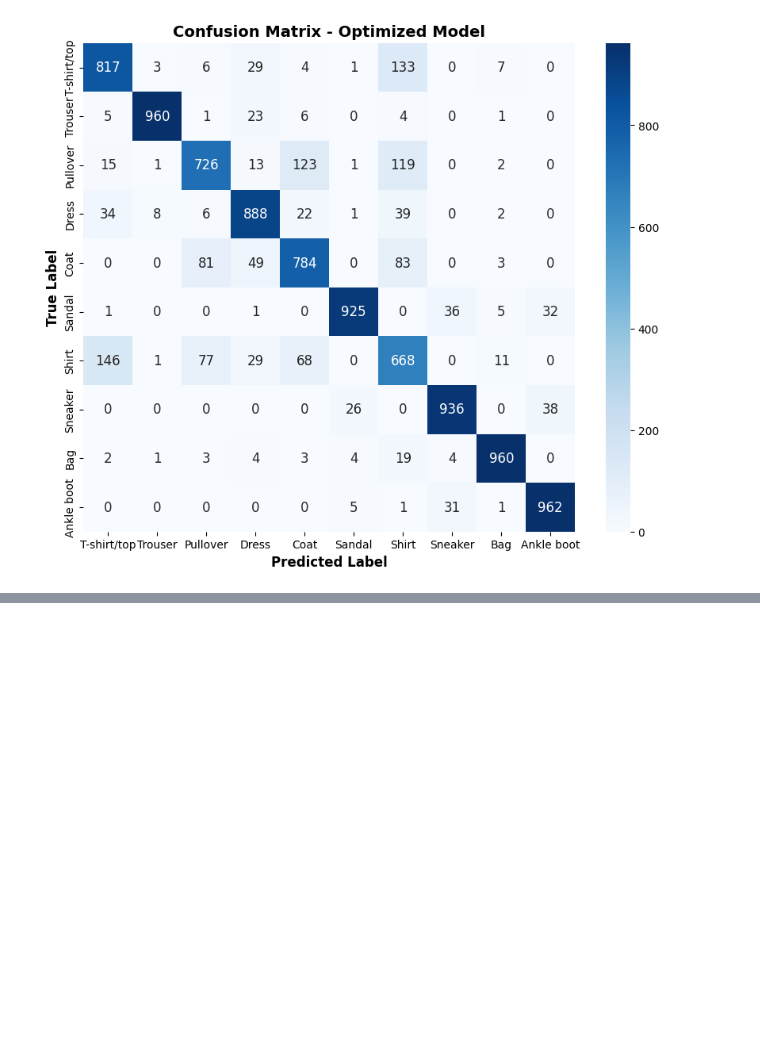
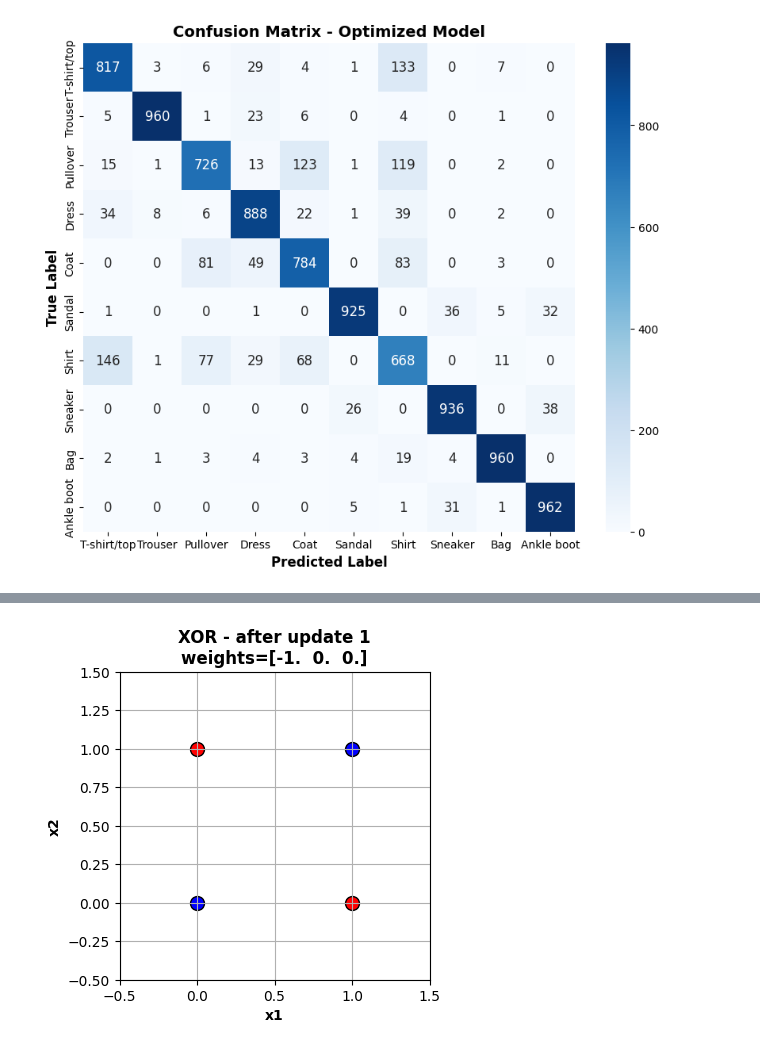
Before and after one commit to Kavya-1709/Deep-Learning---Laboratory, a Jupyter notebook: DL Lab 2 - Multi Layer Perceptron/Code/lab2.ipynb, the cells around one changed output, grey strips where cells are left out. Cells and saved outputs as stored; diff of their text form; code cells hidden in the pictures; blank space fills up the shorter version.

```diff
--- a/DL Lab 2 - Multi Layer Perceptron/Code/lab2.ipynb
+++ b/DL Lab 2 - Multi Layer Perceptron/Code/lab2.ipynb
@@ -483,3 +483,84 @@ plt.show()
 WARNING:matplotlib.backends.backend_ps:The PostScript backend does not support transparency; partially transparent artists will be rendered opaque.
 [figure]
 [figure]
+# %%
+import numpy as np
+import matplotlib.pyplot as plt
+import os
+os.makedirs("XOR", exist_ok=True)
+
+# Step activation function
+def activation(z):
+    return 1 if z >= 0 else 0
+
+# Perceptron training function
+def perceptron_train(X, y, gate_name, lr=1, epochs=3):
+    # add bias input
+    X = np.hstack((np.ones((X.shape[0], 1)), X))
+    w = np.zeros(X.shape[1])   # initial weights(including bias)
+
+    print(f"\nTraining {gate_name} gate")
+    print("Initial weights:", w)
+
+    update_no = 0
+    for epoch in range(epochs):
+        error_count = 0
+        for i in range(len(X)):
+            z = np.dot(w, X[i])
+            y_pred = activation(z)
+            error = y[i] - y_pred
+
+            if error != 0:
+                w = w + lr * error * X[i]
+                update_no += 1
+                error_count += 1
+                print(f"Update {update_no} (epoch {epoch+1}): weights = {w}")
+                plot_boundary(X, y, w, gate_name, update_no)
+
+        if error_count == 0:
+            print(f"Converged after {epoch+1} epochs\n")
+            return w
+        else:
+            print(f"Epoch {epoch+1} finished with {error_count} error(s) not yet converged")
+
+    print(f"\nStopped after {epochs} epochs, did NOT converge, {update_no} updates made")
+    print("Final weights:", w)
+    return w
+
+
+# Plot decision boundary for the 2 input XOR gate
+def plot_boundary(X, y, w, gate_name, update_no):
+    plt.figure(figsize=(4, 4))
+
+    for i in range(len(X)):
+        x1, x2 = X[i][1], X[i][2]
+        color = 'red' if y[i] == 1 else 'blue'
+        plt.scatter(x1, x2, c=color, s=100, edgecolors='black')
+
+    x_vals = np.linspace(-0.5, 1.5, 100)
+    if w[2] != 0:
+        y_vals = -(w[0] + w[1]*x_vals) / w[2]
+        plt.plot(x_vals, y_vals, 'g-', linewidth=2)
+    elif w[1] != 0:
+        plt.axvline(-w[0]/w[1], color='g', linewidth=2)
+
+    plt.xlim(-0.5, 1.5)
+    plt.ylim(-0.5, 1.5)
+    plt.title(f"{gate_name} - after update {update_no}\nweights={np.round(w,2)}",
+              fontweight='bold')
+    plt.xlabel("x1", fontweight='bold')
+    plt.ylabel("x2", fontweight='bold')
+    plt.grid(True)
+
+    # Save plots
+    filename = f"XOR/{gate_name}_update_{update_no}.png"
+    plt.savefig(filename, dpi=300, bbox_inches='tight')
+    plt.show()
+
+
+# XOR gate
+X_xor = np.array([[0,0],[0,1],[1,0],[1,1]])
+y_xor = np.array([0,1,1,0])
+
+w_xor = perceptron_train(X_xor, y_xor, "XOR", epochs=3)
+# %% [output]
@@ -485,0 +570 @@ WARNING:matplotlib.backends.backend_ps:The PostScript backend does not support t
+[figure, added]
```
Also changed, not shown: parts of 1 cell of this notebook.
